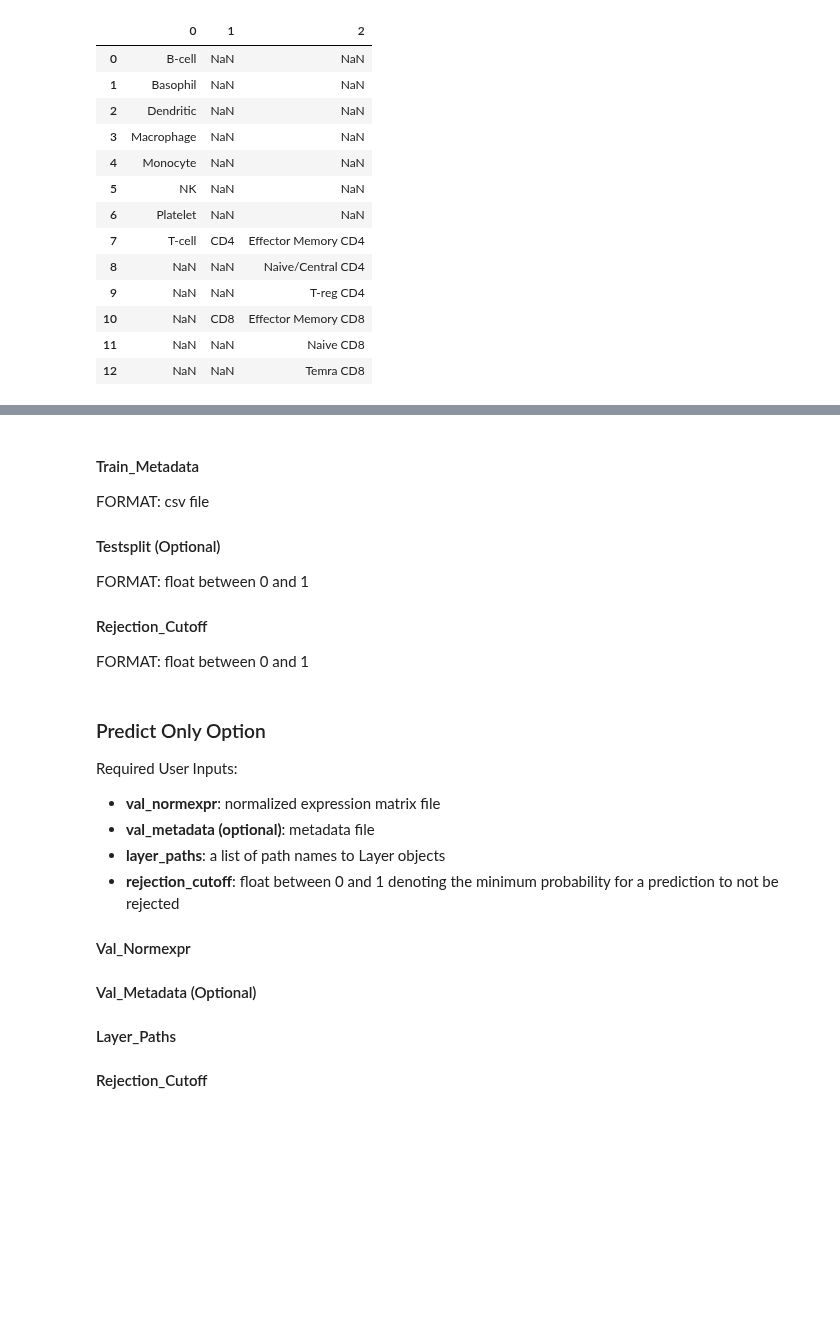
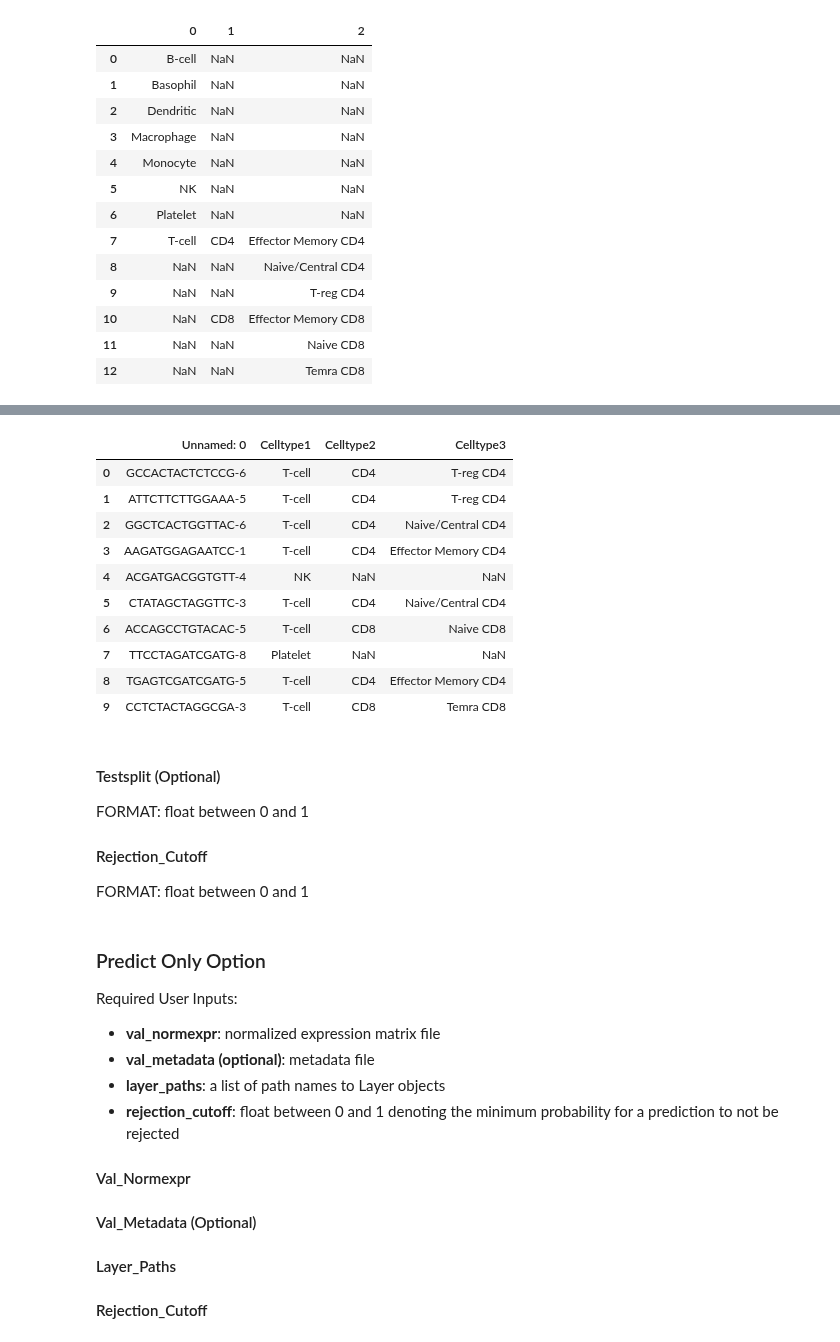
Before and after one commit to devCellPy-Team/devCellPy, a Jupyter notebook: full.ipynb, the cells around one changed output, grey strips where cells are left out. Cells and saved outputs as stored; diff of their text form; code cells hidden in the pictures; blank space fills up the shorter version.

Commit message:
more examples

```diff
--- a/full.ipynb
+++ b/full.ipynb
@@ -79,8 +88,21 @@ labels
+# %%
+#example train_metadata
+import pandas as pd
+labels = pd.read_csv("~/Desktop/zheng_pbmc_10K_metadata.csv", nrows=10)
+labels
+# %% [output]
+|  | Unnamed: 0 | Celltype1 | Celltype2 | Celltype3 |
+| 0 | GCCACTACTCTCCG-6 | T-cell | CD4 | T-reg CD4 |
+| 1 | ATTCTTCTTGGAAA-5 | T-cell | CD4 | T-reg CD4 |
+| 2 | GGCTCACTGGTTAC-6 | T-cell | CD4 | Naive/Central CD4 |
+| 3 | AAGATGGAGAATCC-1 | T-cell | CD4 | Effector Memory CD4 |
+| 4 | ACGATGACGGTGTT-4 | NK | NaN | NaN |
+| 5 | CTATAGCTAGGTTC-3 | T-cell | CD4 | Naive/Central CD4 |
+| 6 | ACCAGCCTGTACAC-5 | T-cell | CD8 | Naive CD8 |
+| 7 | TTCCTAGATCGATG-8 | Platelet | NaN | NaN |
+| 8 | TGAGTCGATCGATG-5 | T-cell | CD4 | Effector Memory CD4 |
+| 9 | CCTCTACTAGGCGA-3 | T-cell | CD8 | Temra CD8 |
 # %% [markdown]
-#### Train_Metadata
-
-FORMAT: csv file
-
 #### Testsplit (Optional)
 
 FORMAT: float between 0 and 1
```
Also changed, not shown: parts of 2 cells of this notebook.
